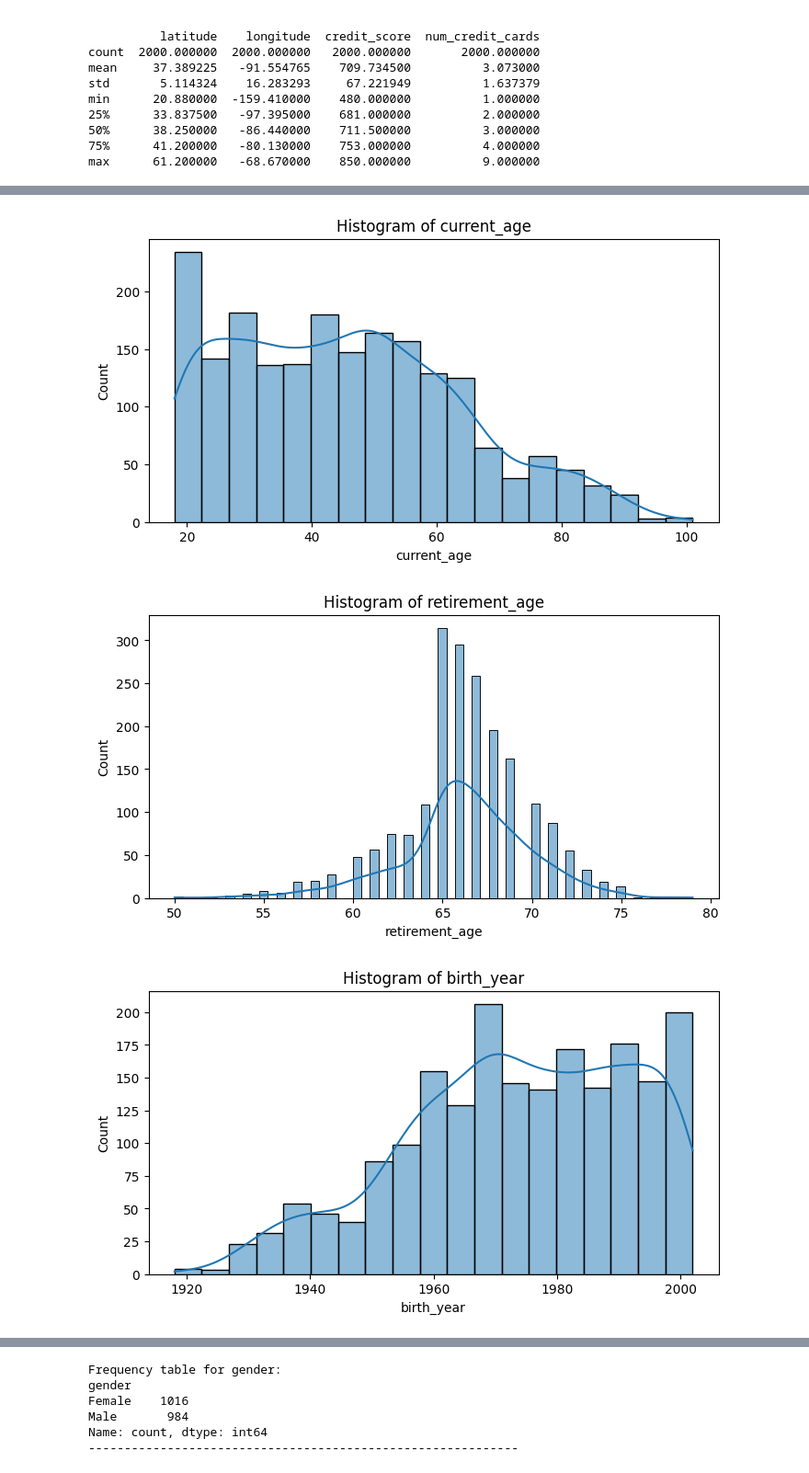
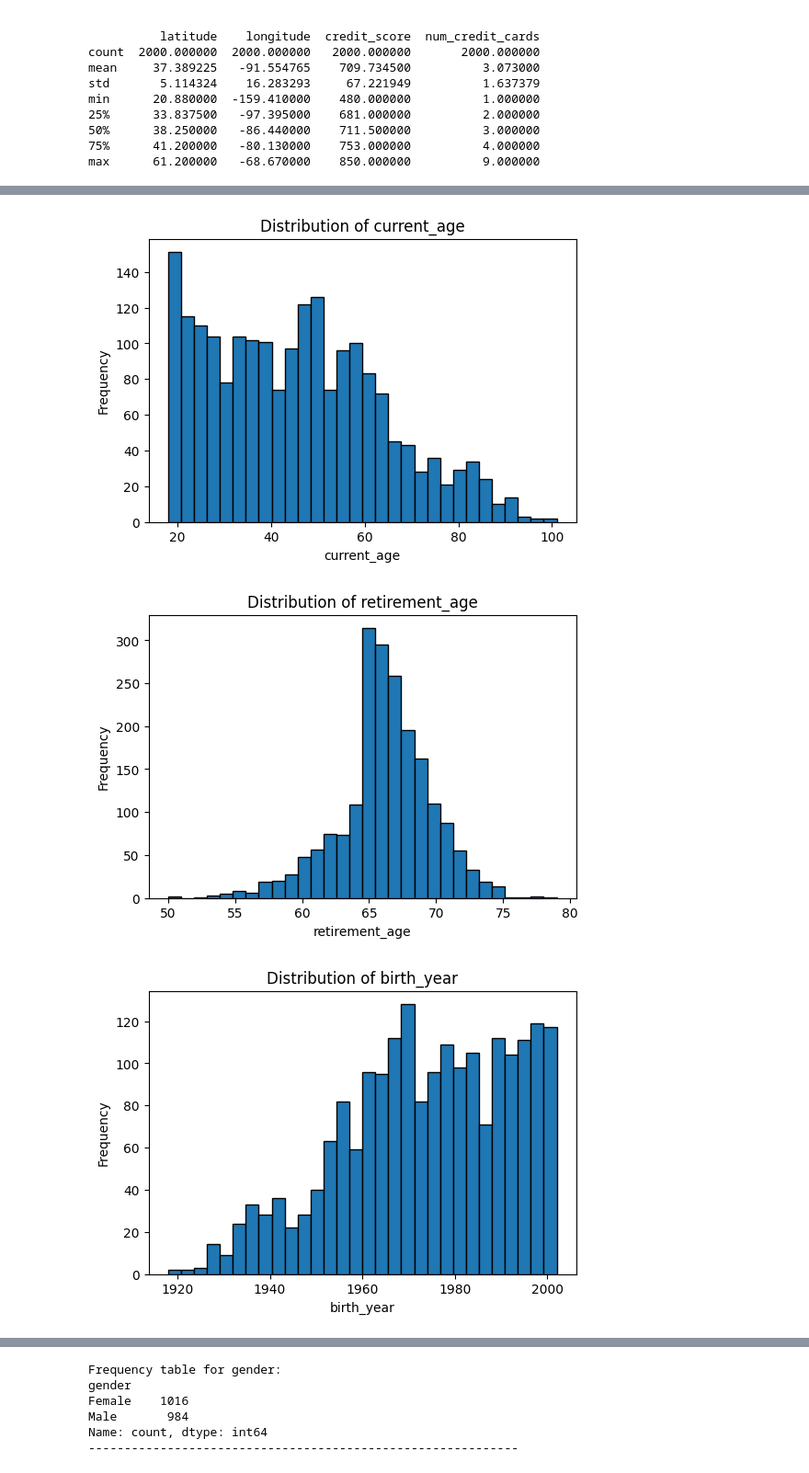
Before and after one commit to journalss2002-gif/DataMining-Fall2025-Project, a Jupyter notebook: users_Data_EDA.ipynb, the cells around one changed output, grey strips where cells are left out. Shown at 92% size. Cells and saved outputs as stored; diff of their text form; code cells hidden in the pictures.

Commit message:
fixed users_data EDA

```diff
--- a/users_Data_EDA.ipynb
+++ b/users_Data_EDA.ipynb
@@ -137,13 +134,18 @@ max             9.000000
 # %%
+#selecting numerical columns
 continuous_cols = df.select_dtypes(include=['float64', 'int64']).columns
+#removing 'id' column from the list of continuous columns
 numeric_cols_no_id = [c for c in continuous_cols if c != 'id']
-#visualizing the data usng histograms for continuous variables
+
+#visualizing the data using histograms for continuous variables
 for col in numeric_cols_no_id:
-    plt.figure(figsize=(8, 4))
-    sns.histplot(df[col], kde=True)
-    plt.title(f'Histogram of {col}')
+    plt.figure(figsize=(6, 4))
+    plt.hist(df[col], bins=30, edgecolor='black')
+    plt.title(f"Distribution of {col}")
+    plt.xlabel(col)
+    plt.ylabel("Frequency")
     plt.show()
 # %% [output]
-[figure, old version]
+[figure, new version]
-[figure, old version]
+[figure, new version]
-[figure, old version]
+[figure, new version]
```
Also changed, not shown: parts of 10 cells of this notebook, 1 other file.
